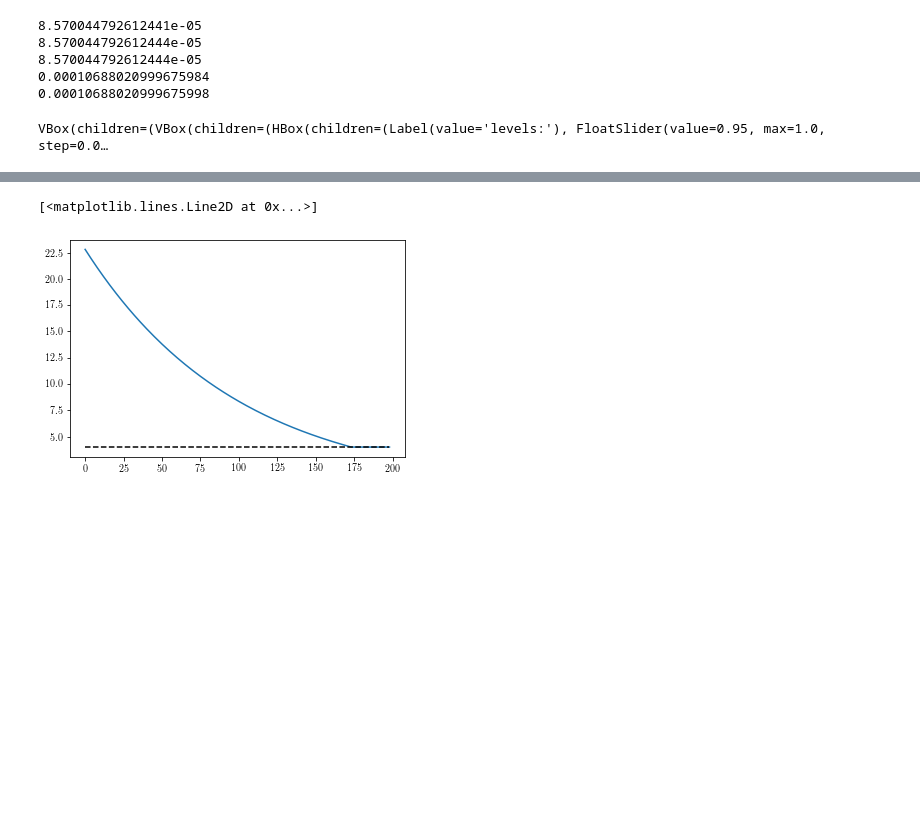
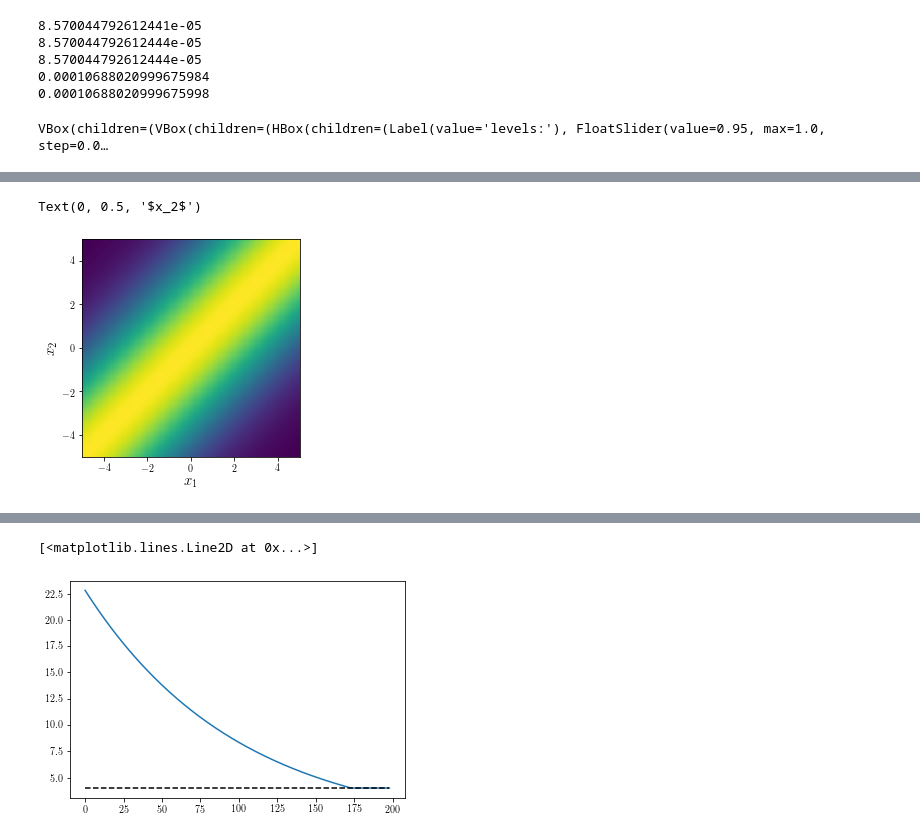
Before and after one commit to mr-superonion/splinv, a Jupyter notebook: notebook/process-test_from_sim_to_final.ipynb, the cells around one changed output, grey strips where cells are left out. Drawn from its saved outputs; the diff is of its cells as text; code cells hidden in the pictures; blank space fills up the shorter version.

```diff
--- a/notebook/process-test_from_sim_to_final.ipynb
+++ b/notebook/process-test_from_sim_to_final.ipynb
@@ -213 +226,10 @@ VBox(children=(VBox(children=(HBox(children=(Label(value='levels:'), FloatSlider
+# %%
+A,B=np.meshgrid(a,a)
+C=np.exp(-(A-B)**2./20)
+plt.imshow(C,origin='lower',extent=[-5,5,-5,5],interpolation='None')
+plt.xlabel(r'$x_1$',fontsize=15)
+plt.ylabel(r'$x_2$',fontsize=15)
+# %% [output]
+Text(0, 0.5, '$x_2$')
+[figure, added]
 # %%
```
Also changed, not shown: parts of 10 cells of this notebook, 1 other file.
